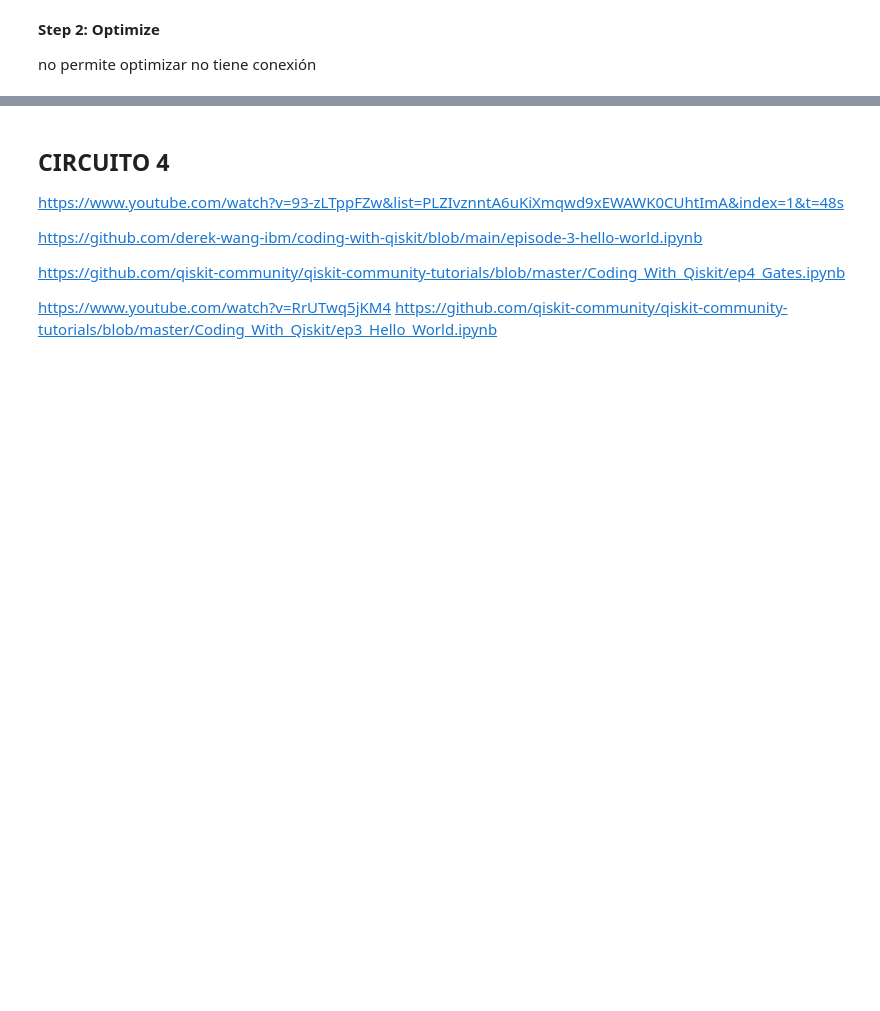
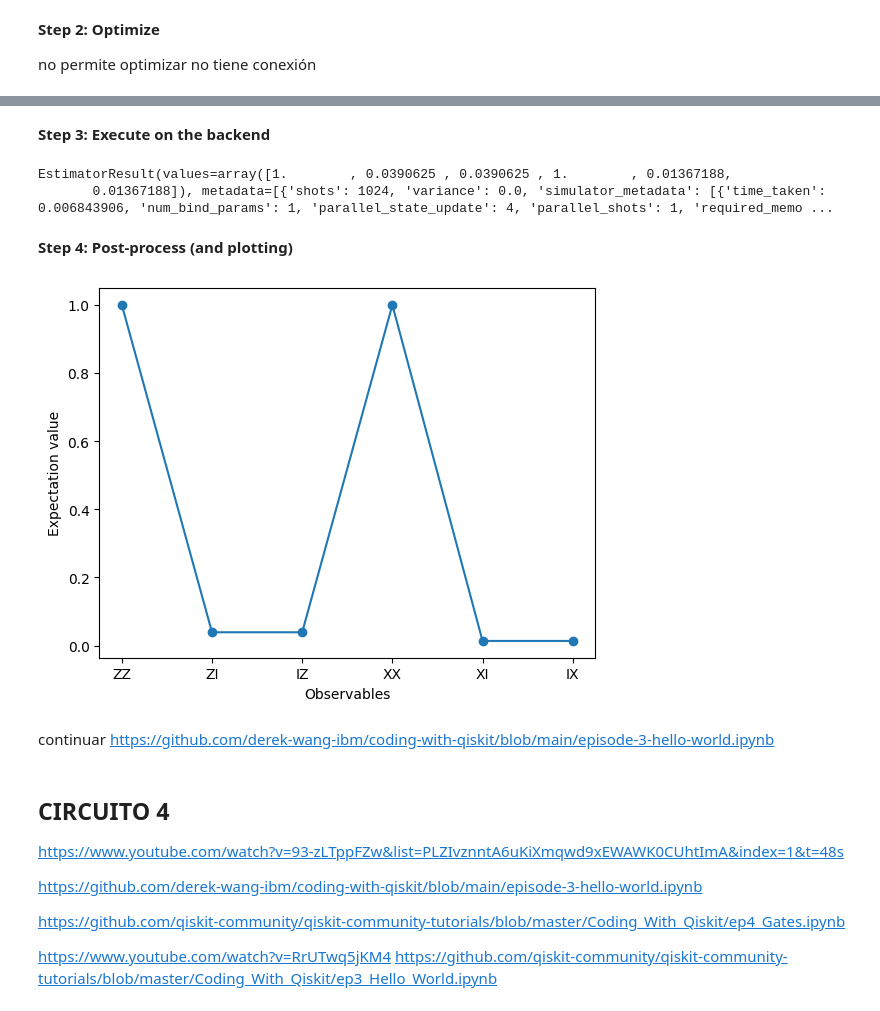
Before and after one commit to imardiego/pruebasQiskit, a Jupyter notebook: entrelazamiento1.ipynb, the cells around one changed output, grey strips where cells are left out. Cells and saved outputs as stored; diff of their text form; code cells hidden in the pictures; blank space fills up the shorter version.

```diff
--- a/entrelazamiento1.ipynb
+++ b/entrelazamiento1.ipynb
@@ -135,3 +133,33 @@ AccountNotFoundError: 'Unable to find account.'
+# %% [markdown]
+**Step 3: Execute on the backend**
+# %%
+from qiskit_aer.primitives import Estimator
+
+estimator = Estimator()
+
+job = estimator.run([qc] * len(observables), observables)
+
+job.result()
+# %% [output]
+EstimatorResult(values=array([1.        , 0.0390625 , 0.0390625 , 1.        , 0.01367188,
+       0.01367188]), metadata=[{'shots': 1024, 'variance': 0.0, 'simulator_metadata': [{'time_taken': 0.006843906, 'num_bind_params': 1, 'parallel_state_update': 4, 'parallel_shots': 1, 'required_memo ...
+# %% [markdown]
+**Step 4: Post-process (and plotting)**
+# %%
+import matplotlib.pyplot as plt
+
+data = ['ZZ', 'ZI', 'IZ', 'XX', 'XI', 'IX']
+values = job.result().values
+
+plt.plot(data, values, '-o')
+plt.xlabel('Observables')
+plt.ylabel('Expectation value')
+plt.show()
+# %% [output]
+[figure, added]
+# %% [markdown]
+continuar
+https://github.com/derek-wang-ibm/coding-with-qiskit/blob/main/episode-3-hello-world.ipynb
 # %% [markdown]
 ## CIRCUITO 4
 
```
Also changed, not shown: parts of 9 cells of this notebook.
